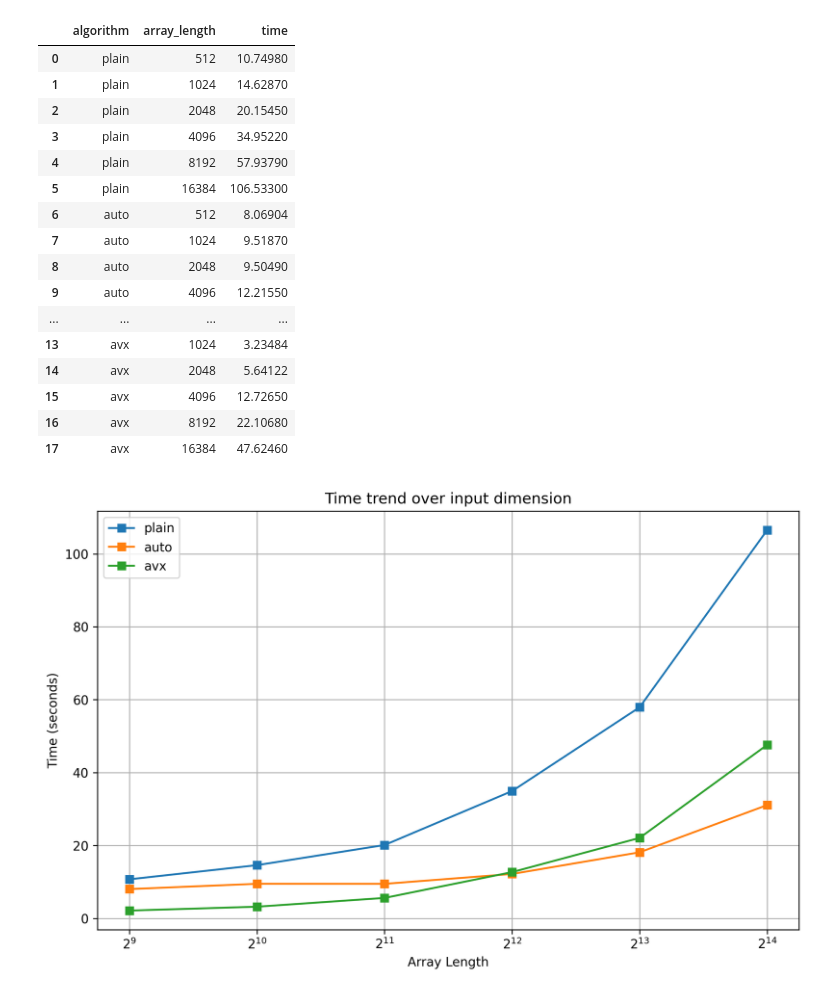
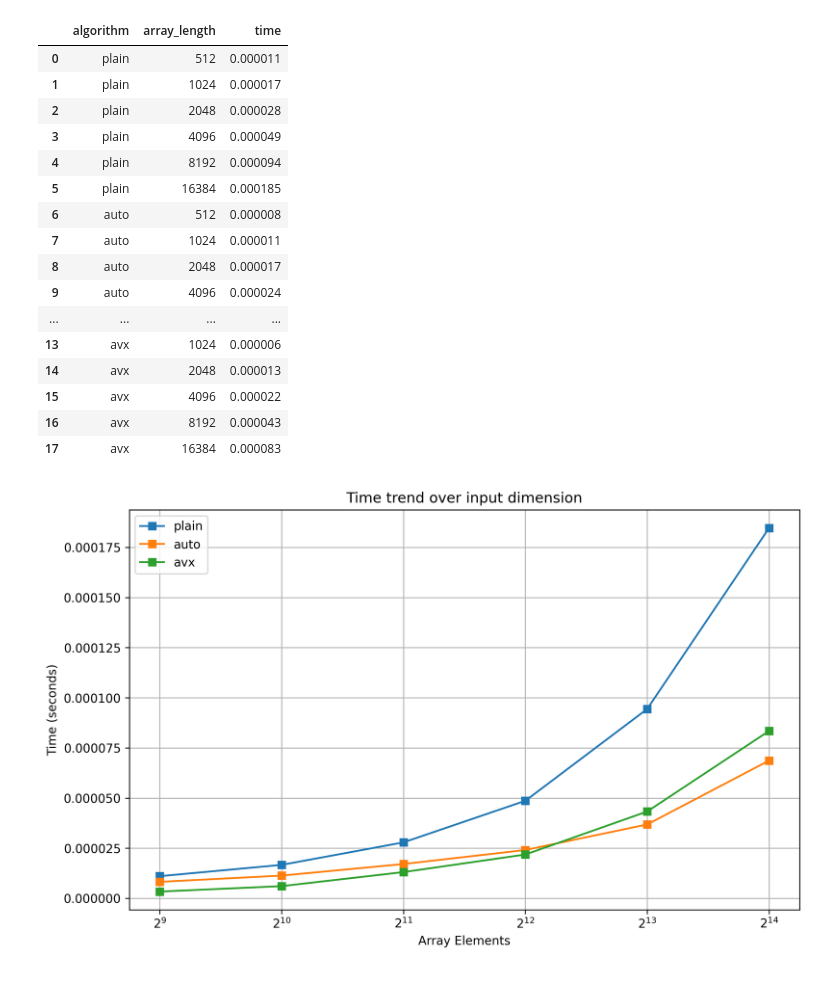
Before and after one commit to FedericoBustaffa/master, a Jupyter notebook: spm/assignment1/notebook.ipynb, the cells around one changed output. Saved outputs shown, nothing was run; the diff lists cells and outputs as text; code cells hidden in the pictures.

```diff
--- a/spm/assignment1/notebook.ipynb
+++ b/spm/assignment1/notebook.ipynb
@@ -2,48 +2,48 @@
 import pandas as pd
 
 df = pd.read_csv("./times.csv")
-df["time"] = df["time"] * 10e5
+df["time"] = df["time"]
 df
 # %% [output]
 |  | algorithm | array_length | time |
-| 0 | plain | 512 | 10.74980 |
-| 1 | plain | 1024 | 14.62870 |
-| 2 | plain | 2048 | 20.15450 |
-| 3 | plain | 4096 | 34.95220 |
-| 4 | plain | 8192 | 57.93790 |
-| 5 | plain | 16384 | 106.53300 |
-| 6 | auto | 512 | 8.06904 |
-| 7 | auto | 1024 | 9.51870 |
-| 8 | auto | 2048 | 9.50490 |
-| 9 | auto | 4096 | 12.21550 |
+| 0 | plain | 512 | 0.000011 |
+| 1 | plain | 1024 | 0.000017 |
+| 2 | plain | 2048 | 0.000028 |
+| 3 | plain | 4096 | 0.000049 |
+| 4 | plain | 8192 | 0.000094 |
+| 5 | plain | 16384 | 0.000185 |
+| 6 | auto | 512 | 0.000008 |
+| 7 | auto | 1024 | 0.000011 |
+| 8 | auto | 2048 | 0.000017 |
+| 9 | auto | 4096 | 0.000024 |
 | ... | ... | ... | ... |
-| 13 | avx | 1024 | 3.23484 |
-| 14 | avx | 2048 | 5.64122 |
-| 15 | avx | 4096 | 12.72650 |
-| 16 | avx | 8192 | 22.10680 |
-| 17 | avx | 16384 | 47.62460 |
+| 13 | avx | 1024 | 0.000006 |
+| 14 | avx | 2048 | 0.000013 |
+| 15 | avx | 4096 | 0.000022 |
+| 16 | avx | 8192 | 0.000043 |
+| 17 | avx | 16384 | 0.000083 |
 # %%
 import matplotlib.pyplot as plt
 
 
 plt.figure(figsize=(10, 6), dpi=300)
 plt.title("Time trend over input dimension")
 
 algs = df["algorithm"].unique()
 for alg in algs:
     tmp = df[df["algorithm"] == alg][["array_length", "time"]]
     plt.plot(tmp["array_length"], tmp["time"], marker="s", label=alg)
 
-plt.xlabel("Array Length")
+plt.xlabel("Array Elements")
 plt.ylabel("Time (seconds)")
 
 plt.xscale("log", base=2)
 plt.grid()
 plt.legend()
-# plt.savefig("trend.svg")
+plt.savefig("time.svg")
 plt.show()
 # %% [output]
-[figure, old version]
+[figure, new version]
 # %%
 speed_ups = []
 
```
Also changed, not shown: parts of 2 cells of this notebook, 3 other files.
